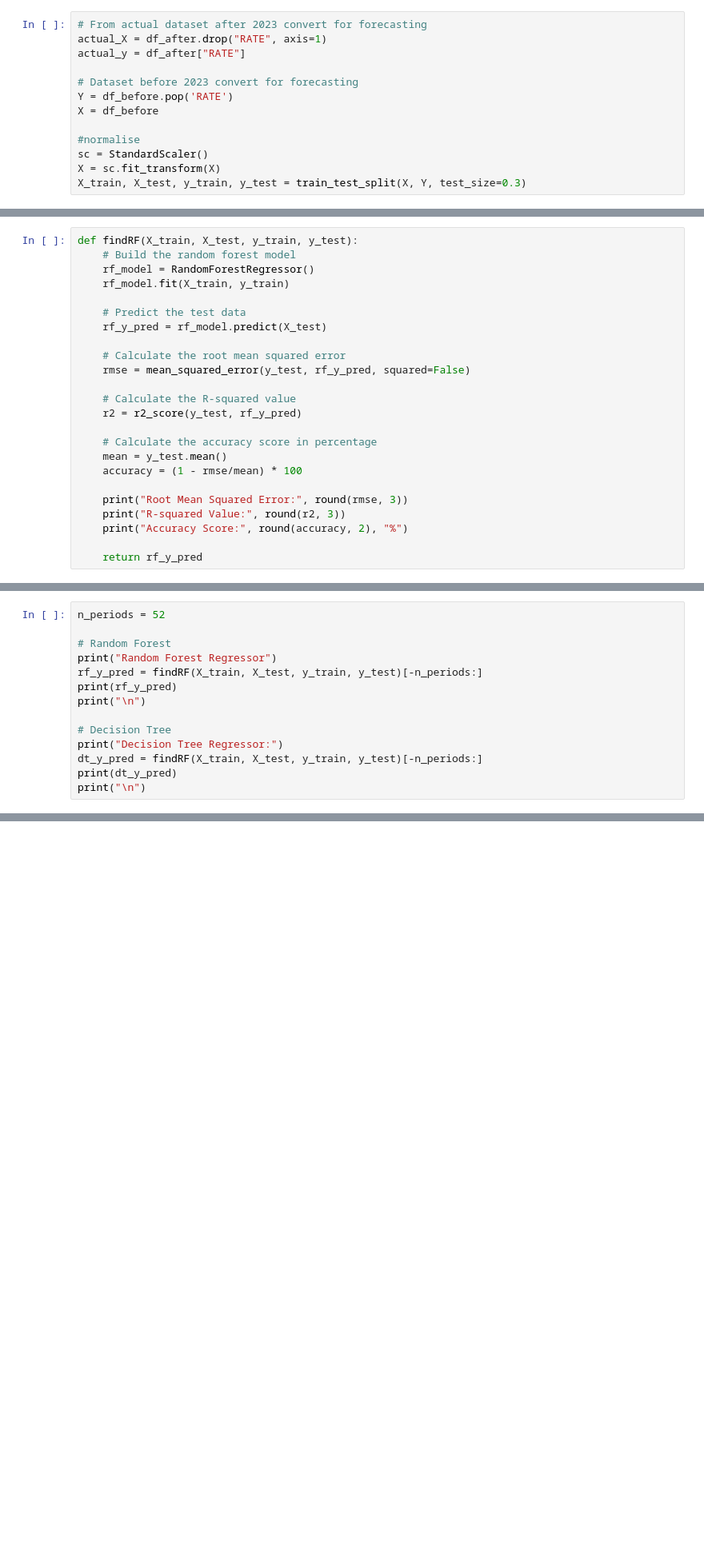
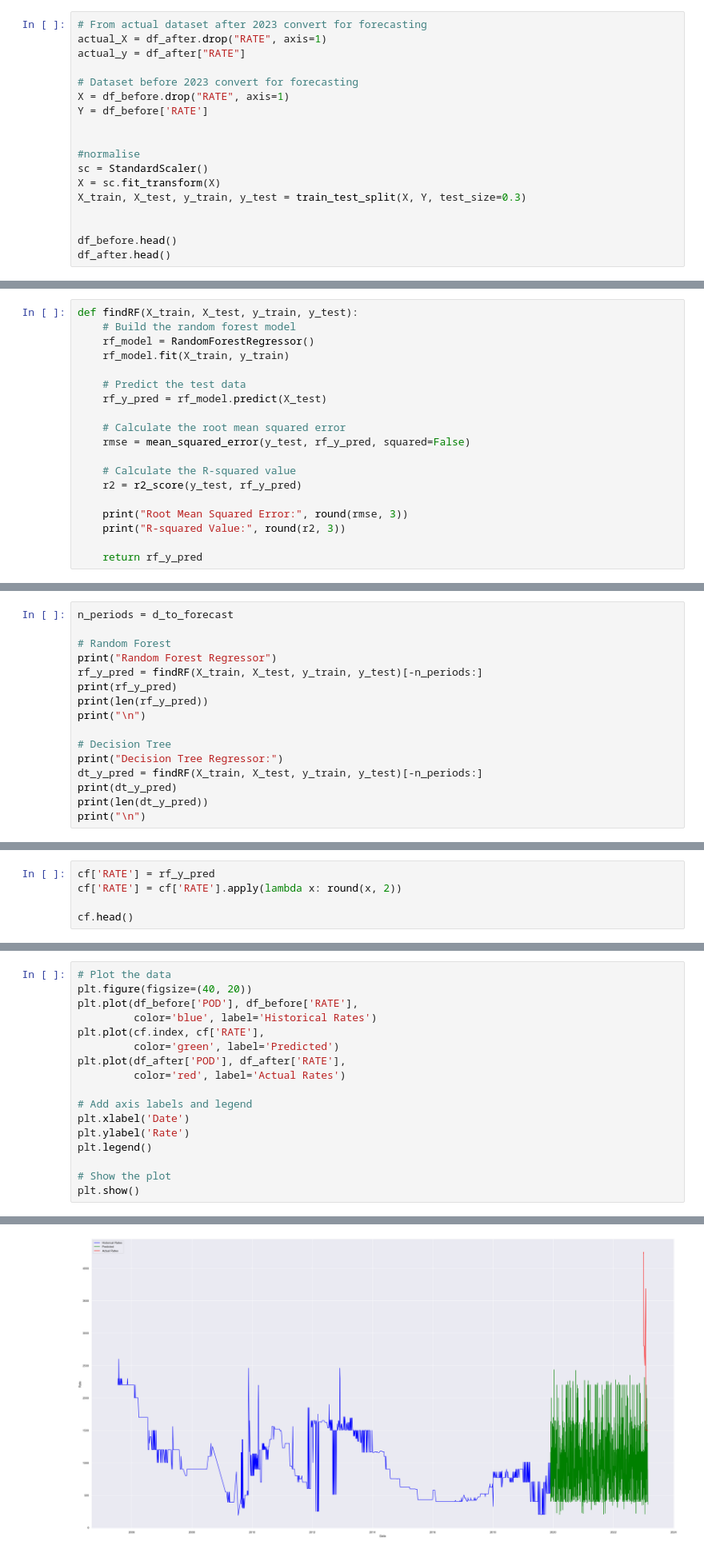
Before and after one commit to aloysiuswjw/Cost-Rate-Analysis, a Jupyter notebook: fc_main.ipynb, the cells around one changed output, grey strips where cells are left out. Shown: that part at 80% size. Cells and saved outputs as stored; diff of their text form; blank space fills up the shorter version.

Commit message:
finished pred but somethign wrong with ml might need to reloock

```diff
--- a/fc_main.ipynb
+++ b/fc_main.ipynb
@@ -282,10 +288,15 @@ actual_X = df_after.drop("RATE", axis=1)
 actual_y = df_after["RATE"]
 
 # Dataset before 2023 convert for forecasting
-Y = df_before.pop('RATE')
-X = df_before
+X = df_before.drop("RATE", axis=1)
+Y = df_before['RATE']
+
 
 #normalise
 sc = StandardScaler()
 X = sc.fit_transform(X)
 X_train, X_test, y_train, y_test = train_test_split(X, Y, test_size=0.3)
+
+
+df_before.head()
+df_after.head()
@@ -304,13 +328,8 @@ def findRF(X_train, X_test, y_train, y_test):
     # Calculate the R-squared value
     r2 = r2_score(y_test, rf_y_pred)
 
-    # Calculate the accuracy score in percentage
-    mean = y_test.mean()
-    accuracy = (1 - rmse/mean) * 100
-
     print("Root Mean Squared Error:", round(rmse, 3))
     print("R-squared Value:", round(r2, 3))
-    print("Accuracy Score:", round(accuracy, 2), "%")
 
     return rf_y_pred
 # %%
@@ -351,16 +363,18 @@ def findACC(y_pred, actual_y):
    print(f"Mean absolute error: {mae:.4f}")
    print(f"R-squared value: {r2:.4f}")
 # %%
-n_periods = 52
+n_periods = d_to_forecast
 
 # Random Forest
 print("Random Forest Regressor")
 rf_y_pred = findRF(X_train, X_test, y_train, y_test)[-n_periods:]
 print(rf_y_pred)
+print(len(rf_y_pred))
 print("\n")
 
 # Decision Tree
 print("Decision Tree Regressor:")
 dt_y_pred = findRF(X_train, X_test, y_train, y_test)[-n_periods:]
 print(dt_y_pred)
+print(len(dt_y_pred))
 print("\n")
@@ -376,0 +416,5 @@ print("\n")
+# %%
+cf['RATE'] = rf_y_pred
+cf['RATE'] = cf['RATE'].apply(lambda x: round(x, 2))
+
+cf.head()
@@ -376,0 +428,18 @@ print("\n")
+# %%
+# Plot the data
+plt.figure(figsize=(40, 20))
+plt.plot(df_before['POD'], df_before['RATE'],
+         color='blue', label='Historical Rates')
+plt.plot(cf.index, cf['RATE'],
+         color='green', label='Predicted')
+plt.plot(df_after['POD'], df_after['RATE'],
+         color='red', label='Actual Rates')
+
+# Add axis labels and legend
+plt.xlabel('Date')
+plt.ylabel('Rate')
+plt.legend()
+
+# Show the plot
+plt.show()
+# %% [output]
@@ -377,3 +453,4 @@ print("\n")
+[figure, added]
 # %%
 # # Plot the forecast with current dataset
 # plt.figure(figsize=(30, 8))
```
Also changed, not shown: parts of 14 cells of this notebook, 1 other file.
